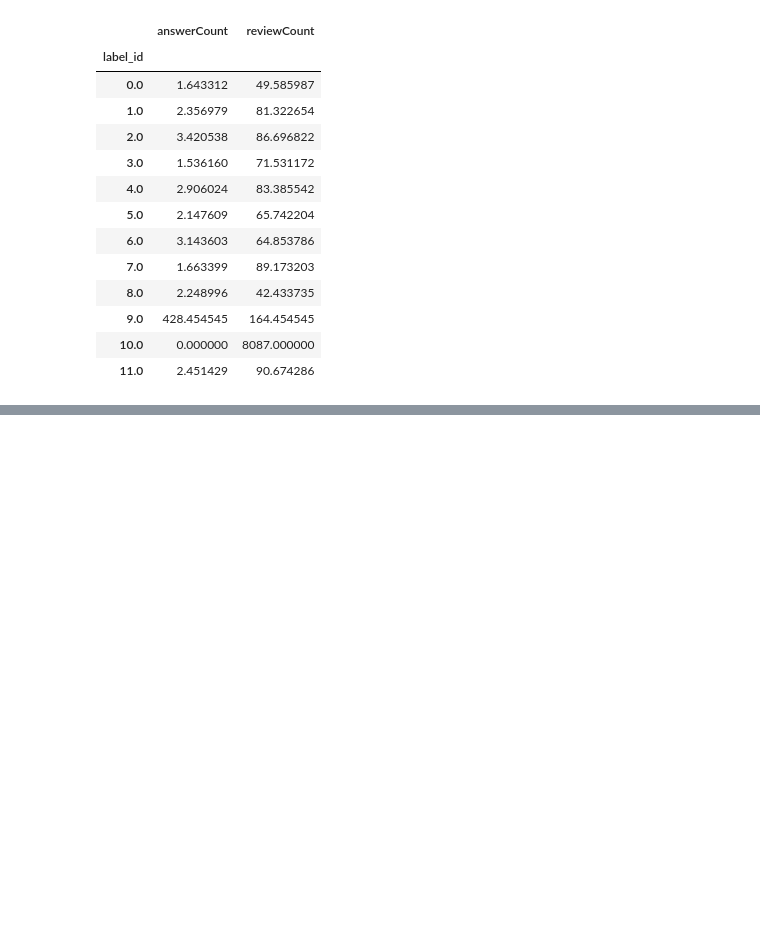
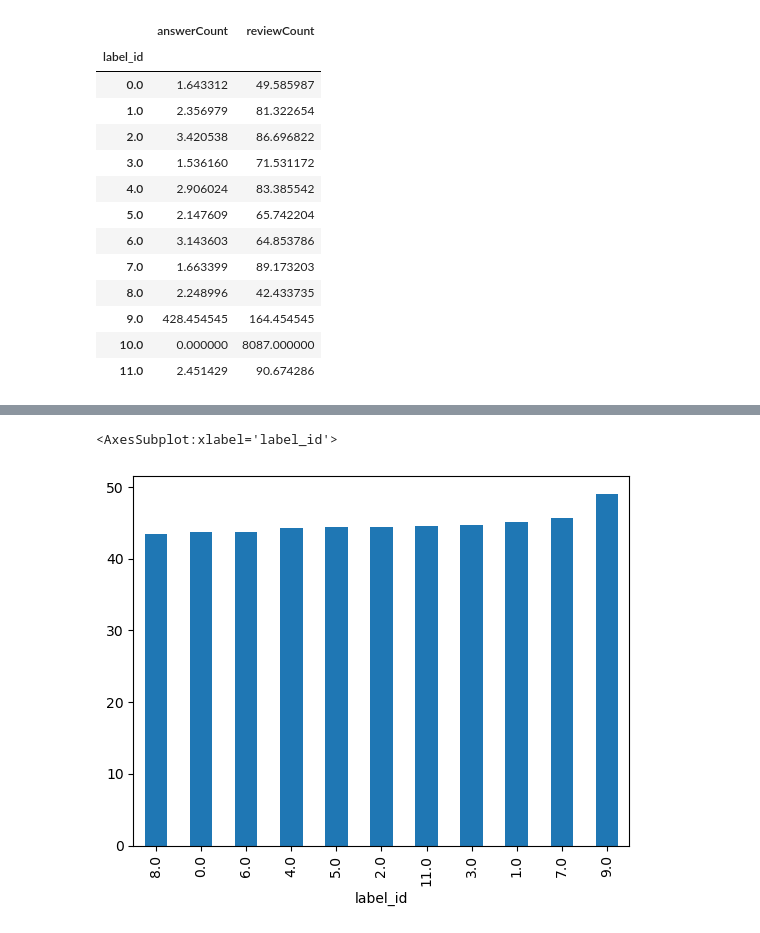
Before and after one commit to jaidevd/dataviz-group-3, a Jupyter notebook: explore-clusters.ipynb, the cells around one changed output, grey strips where cells are left out. Saved outputs shown, nothing was run; the diff lists cells and outputs as text; code cells hidden in the pictures; blank space fills up the shorter version.

```diff
--- a/explore-clusters.ipynb
+++ b/explore-clusters.ipynb
@@ -68 +98,6 @@ clusters.groupby('label_id')[['answerCount', 'reviewCount']].mean()
+# %%
+x.groupby('label_id')['ratingValue'].mean().sort_values().plot(kind='bar')
+# %% [output]
+<AxesSubplot:xlabel='label_id'>
+[figure, added]
 # %%
```
Also changed, not shown: parts of 17 cells of this notebook, 12 other files.
